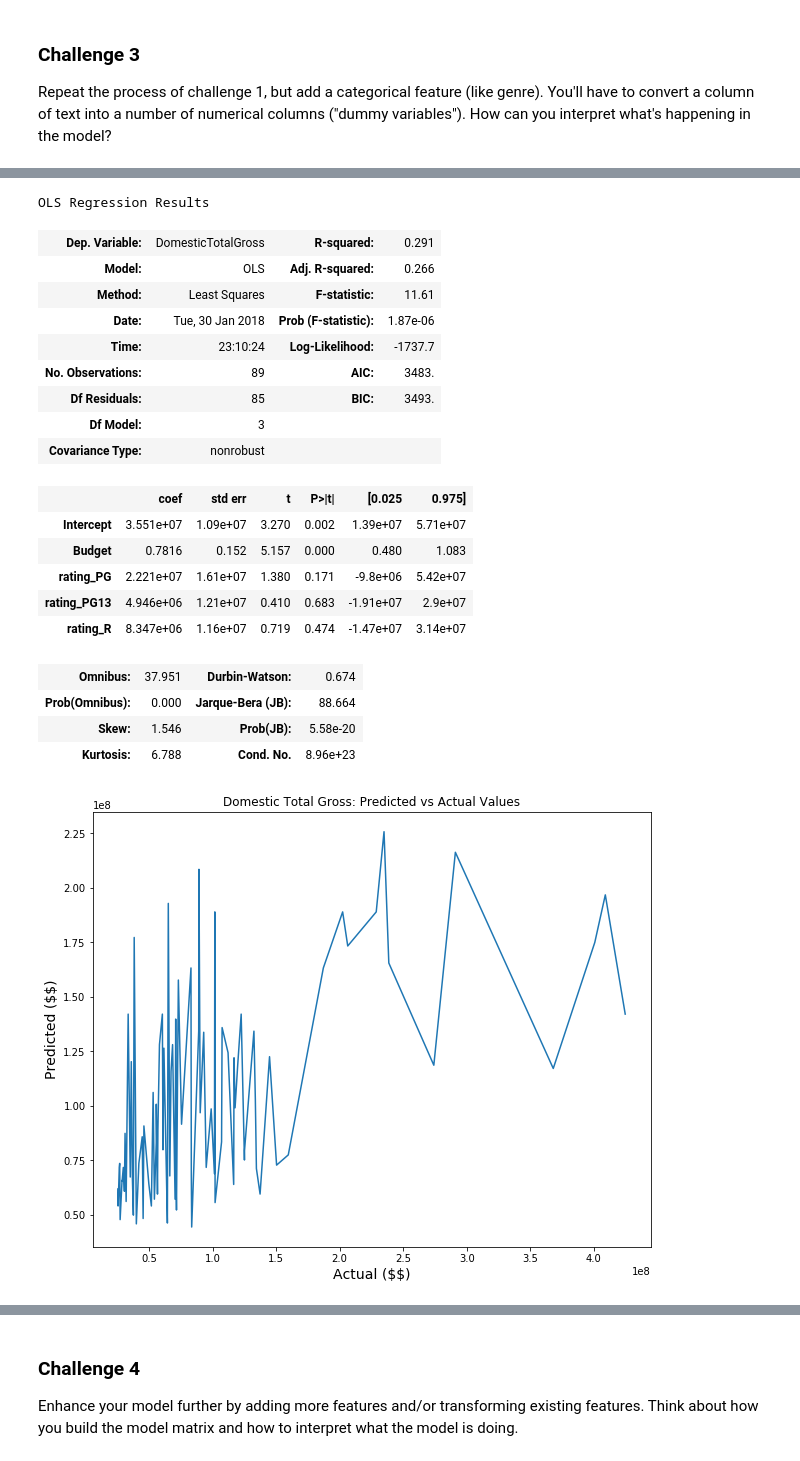
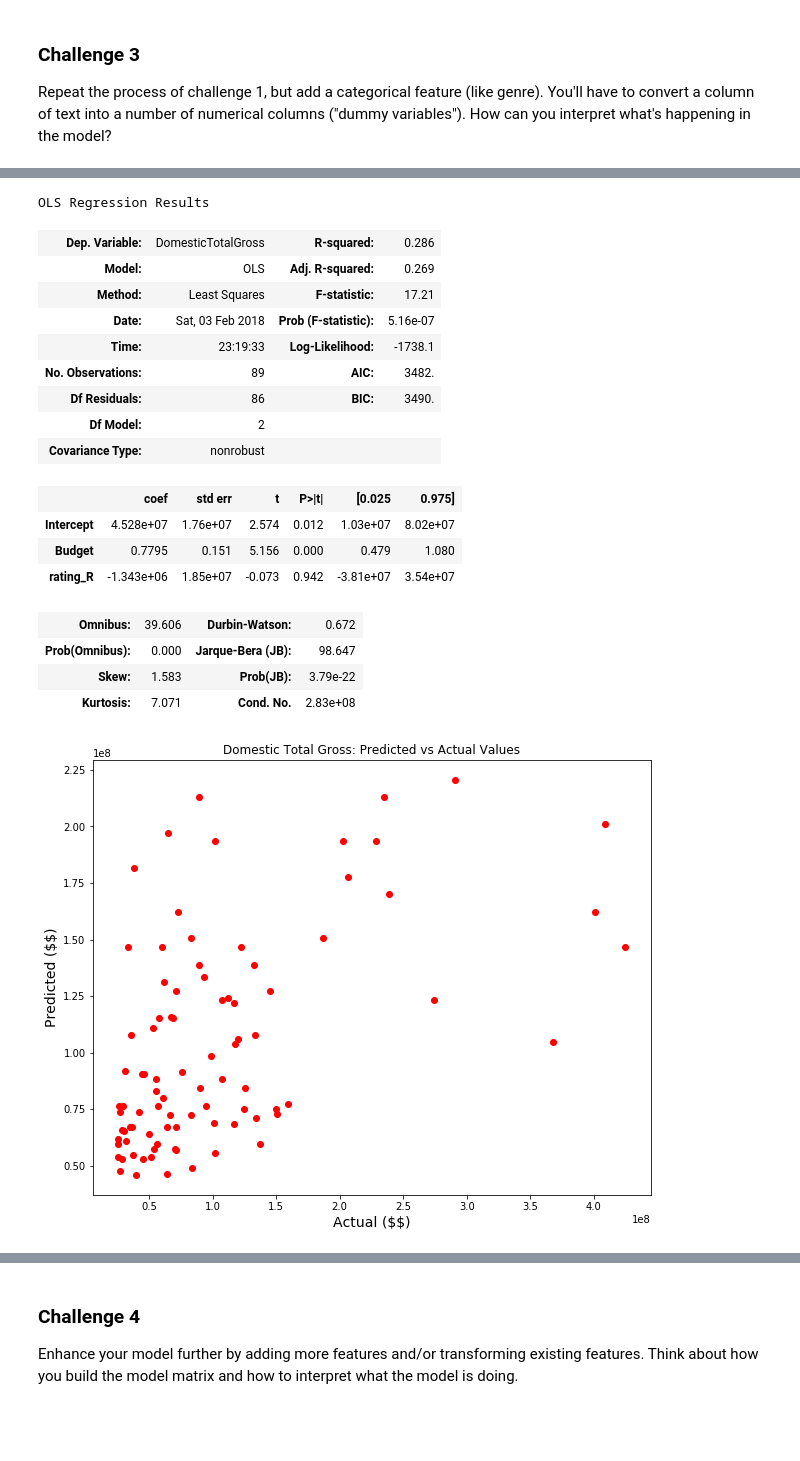
Before and after one commit to cliuless/ds_again, a Jupyter notebook: student_submissions/challenges/05_linear_splitting/igumenshcheva_arina/challenge_set_5_arina.ipynb, the cells around one changed output, grey strips where cells are left out. Drawn from its saved outputs; the diff is of its cells as text; code cells hidden in the pictures; blank space fills up the shorter version.

```diff
--- a/student_submissions/challenges/05_linear_splitting/igumenshcheva_arina/challenge_set_5_arina.ipynb
+++ b/student_submissions/challenges/05_linear_splitting/igumenshcheva_arina/challenge_set_5_arina.ipynb
@@ -119,3 +160,6 @@ The residuals are highly skewed, showing that the predicted value underestimates
 ### Challenge 2
 
 Repeat the process of challenge one, but also add one continuous (numeric) predictor variable. Also add plots of model prediction against your feature variable and residuals against feature variable. How can you interpret what's happening in the model?
+# %%
+# Drop rows with missing values for Budget
+movies_df = movies_df[pd.notnull(movies_df.Budget)]
@@ -198,6 +297,6 @@ movies_df.head()
 # %%
 # Create feature matrix X and target vector y
-y3, X3 = patsy.dmatrices('DomesticTotalGross ~ Budget + rating_PG + rating_PG13 + rating_R', data=movies_df, return_type="dataframe")
+y3, X3 = patsy.dmatrices('DomesticTotalGross ~ Budget + rating_R', data=movies_df, return_type="dataframe")
 
 # Create OLS model
 model3 = sm.OLS(y3, X3)
@@ -207,34 +306,32 @@ fit3 = model3.fit()
 fit3.summary()
 # %% [output]
 OLS Regression Results
-| Dep. Variable: | DomesticTotalGross | R-squared: | 0.291 |
-| Model: | OLS | Adj. R-squared: | 0.266 |
-| Method: | Least Squares | F-statistic: | 11.61 |
-| Date: | Tue, 30 Jan 2018 | Prob (F-statistic): | 1.87e-06 |
-| Time: | 23:10:24 | Log-Likelihood: | -1737.7 |
-| No. Observations: | 89 | AIC: | 3483. |
-| Df Residuals: | 85 | BIC: | 3493. |
-| Df Model: | 3 |  |  |
+| Dep. Variable: | DomesticTotalGross | R-squared: | 0.286 |
+| Model: | OLS | Adj. R-squared: | 0.269 |
+| Method: | Least Squares | F-statistic: | 17.21 |
+| Date: | Sat, 03 Feb 2018 | Prob (F-statistic): | 5.16e-07 |
+| Time: | 23:19:33 | Log-Likelihood: | -1738.1 |
+| No. Observations: | 89 | AIC: | 3482. |
+| Df Residuals: | 86 | BIC: | 3490. |
+| Df Model: | 2 |  |  |
 | Covariance Type: | nonrobust |  |  |
 |  | coef | std err | t | P>|t| | [0.025 | 0.975] |
-| Intercept | 3.551e+07 | 1.09e+07 | 3.270 | 0.002 | 1.39e+07 | 5.71e+07 |
-| Budget | 0.7816 | 0.152 | 5.157 | 0.000 | 0.480 | 1.083 |
-| rating_PG | 2.221e+07 | 1.61e+07 | 1.380 | 0.171 | -9.8e+06 | 5.42e+07 |
-| rating_PG13 | 4.946e+06 | 1.21e+07 | 0.410 | 0.683 | -1.91e+07 | 2.9e+07 |
-| rating_R | 8.347e+06 | 1.16e+07 | 0.719 | 0.474 | -1.47e+07 | 3.14e+07 |
+| Intercept | 4.528e+07 | 1.76e+07 | 2.574 | 0.012 | 1.03e+07 | 8.02e+07 |
+| Budget | 0.7795 | 0.151 | 5.156 | 0.000 | 0.479 | 1.080 |
+| rating_R | -1.343e+06 | 1.85e+07 | -0.073 | 0.942 | -3.81e+07 | 3.54e+07 |
-| Omnibus: | 37.951 | Durbin-Watson: | 0.674 |
-| Prob(Omnibus): | 0.000 | Jarque-Bera (JB): | 88.664 |
-| Skew: | 1.546 | Prob(JB): | 5.58e-20 |
-| Kurtosis: | 6.788 | Cond. No. | 8.96e+23 |
+| Omnibus: | 39.606 | Durbin-Watson: | 0.672 |
+| Prob(Omnibus): | 0.000 | Jarque-Bera (JB): | 98.647 |
+| Skew: | 1.583 | Prob(JB): | 3.79e-22 |
+| Kurtosis: | 7.071 | Cond. No. | 2.83e+08 |
 # %%
 plt.figure(figsize=(10,8))
 plt.ylabel('Predicted (\$\$)', fontsize=14)
 plt.xlabel('Actual (\$\$)', fontsize=14)
 plt.title("Domestic Total Gross: Predicted vs Actual Values")
 
-plt.plot(y3,fit3.fittedvalues);
+plt.plot(y3,fit3.fittedvalues, 'ro');
 # %% [output]
-[figure, old version]
+[figure, new version]
 # %%
 # Histogram of residuals
 fit3.resid.hist(figsize=(10,8), bins=50);
```
Also changed, not shown: parts of 71 cells of this notebook.
